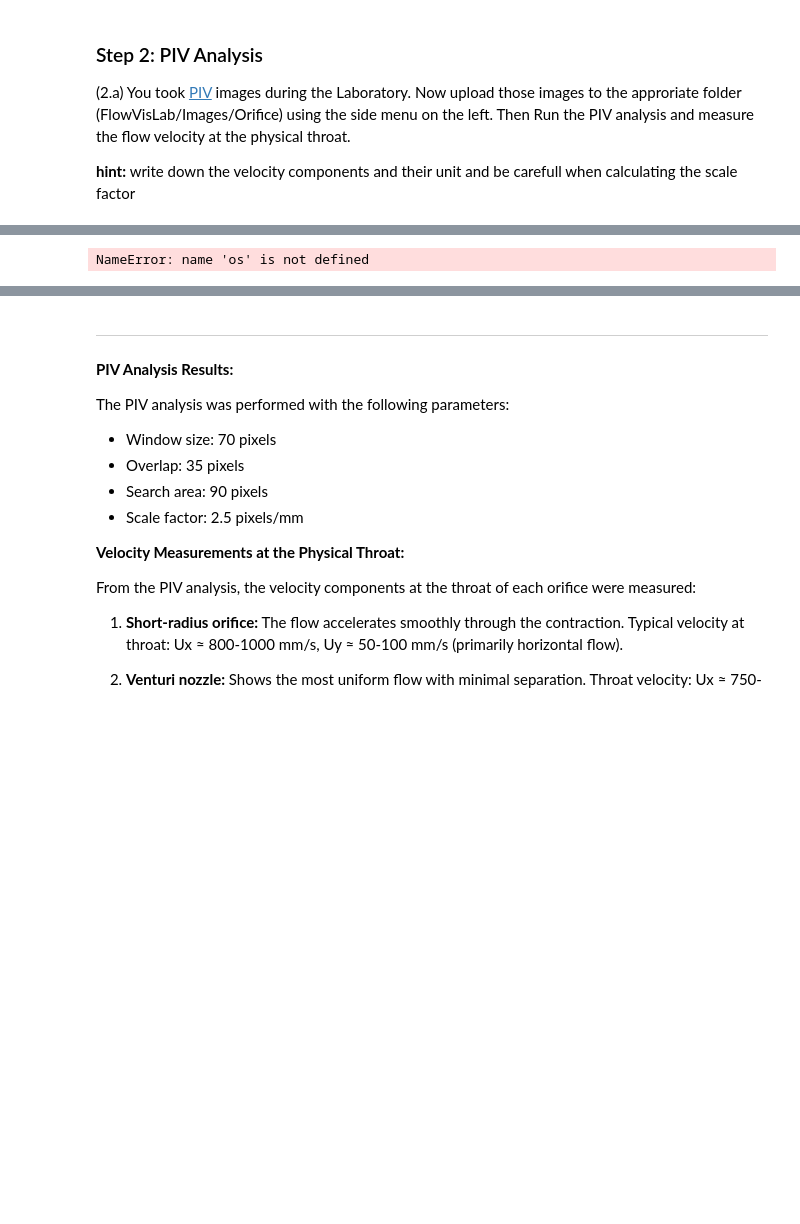
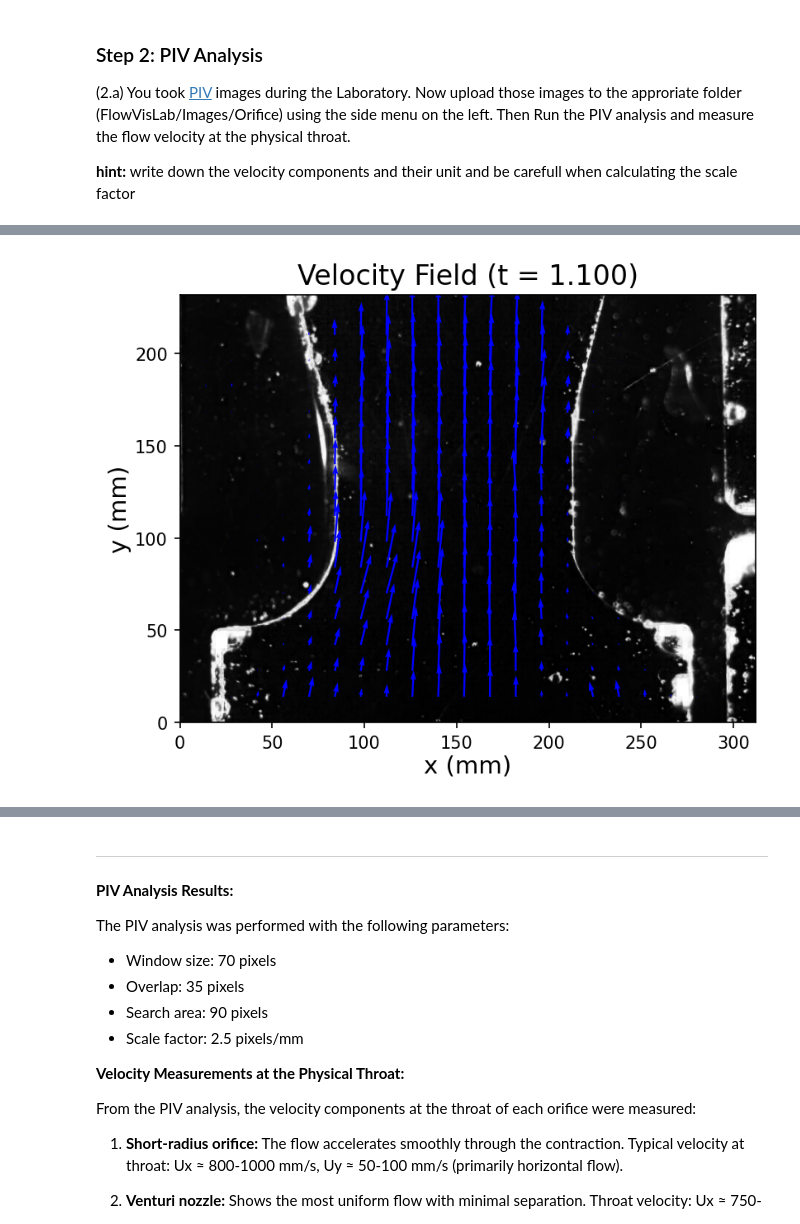
Before and after one commit to nelonmelons/ESC190, a Jupyter notebook: FlowVisLabForm_2024.ipynb, the cells around one changed output, grey strips where cells are left out. Drawn from its saved outputs; the diff is of its cells as text; code cells hidden in the pictures; blank space fills up the shorter version.

```diff
--- a/FlowVisLabForm_2024.ipynb
+++ b/FlowVisLabForm_2024.ipynb
@@ -220,19 +236,19 @@ display(button, output)
 # %%
 # @title Plot velocity field at a specific time {"run":"auto","vertical-output":true,"form-width":"50%"}
-time = 0 # @param {"type":"slider","min":0,"max":1.45628,"step":0.02972}
+time = 1.09964 # @param {"type":"slider","min":0,"max":1.45628,"step":0.02972}
 
 dt = 0.01486
 n = round(time/dt)
 file = os.path.join(stg['DP'], f'Analysis/frame{n:04d}.dat')
 x, y, u, v, _ = tools.read_data(file)
 fig, ax = plt.subplots()
 ax.imshow(bg, cmap='gray', extent=[0., 780/scale, 0., 580/scale])
 ax.quiver(x, y, u, v, color='b', units='xy', minlength=0.1, minshaft=1.2)
 ax.set_title(f'Velocity Field (t = {time:.3f})', size=16)
 ax.set_xlabel('x (mm)', size=14, labelpad=2)
 _ = ax.set_ylabel('y (mm)', size=14, labelpad=2)
 # %% [output]
-NameError: name 'os' is not defined
+[figure, added]
 # %%
 # form inputs
 # @title Plot velocity vs time at a specific point: {"run":"auto","vertical-output":true,"display-mode":"form"}
```
Also changed, not shown: parts of 7 cells of this notebook.
